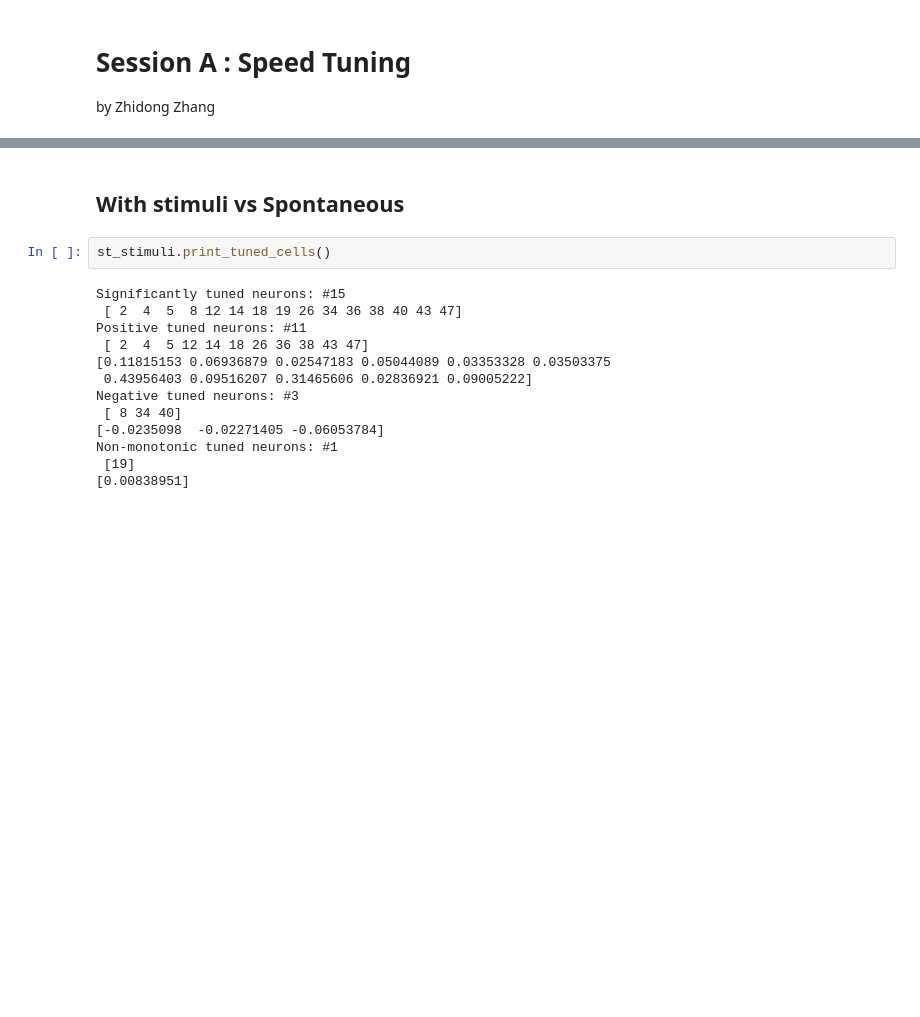
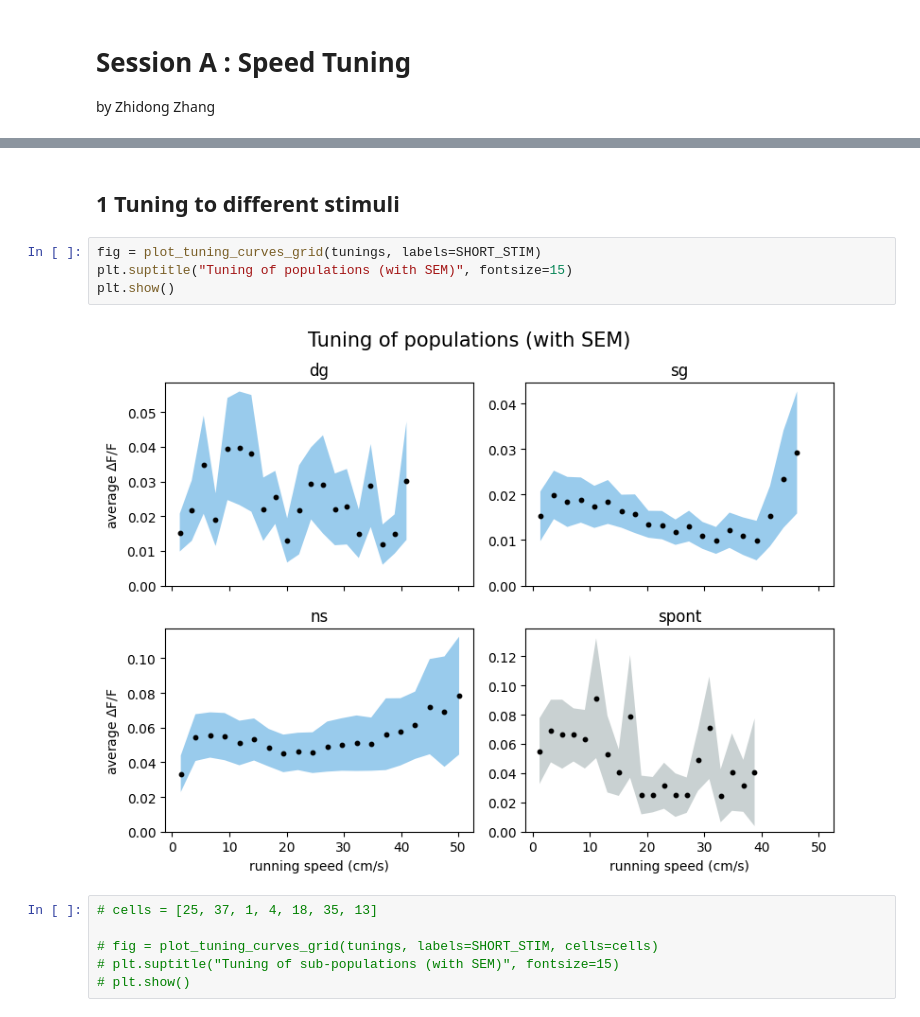
Before and after one commit to ZhidongZhang96/NDS-V1-RunningNaturalMod, a Jupyter notebook: Session A.ipynb, the cells around one changed output, grey strips where cells are left out. Saved outputs shown, nothing was run; the diff lists cells and outputs as text; blank space fills up the shorter version.

```diff
--- a/Session A.ipynb
+++ b/Session A.ipynb
@@ -35,20 +37,17 @@ plt.legend()
 # %% [output]
 <matplotlib.legend.Legend at 0x...>
 [figure]
-# %% [markdown]
-## With stimuli vs Spontaneous
-# %%
-st_stimuli.print_tuned_cells()
-# %% [output]
-Significantly tuned neurons: #15
- [ 2  4  5  8 12 14 18 19 26 34 36 38 40 43 47]
-Positive tuned neurons: #11
- [ 2  4  5 12 14 18 26 36 38 43 47]
-[0.11815153 0.06936879 0.02547183 0.05044089 0.03353328 0.03503375
- 0.43956403 0.09516207 0.31465606 0.02836921 0.09005222]
-Negative tuned neurons: #3
- [ 8 34 40]
-[-0.0235098  -0.02271405 -0.06053784]
-Non-monotonic tuned neurons: #1
- [19]
-[0.00838951]
+# %% [markdown]
+## 1 Tuning to different stimuli
+# %%
+fig = plot_tuning_curves_grid(tunings, labels=SHORT_STIM)
+plt.suptitle("Tuning of populations (with SEM)", fontsize=15)
+plt.show()
+# %% [output]
+[figure, added]
+# %%
+# cells = [25, 37, 1, 4, 18, 35, 13]
+
+# fig = plot_tuning_curves_grid(tunings, labels=SHORT_STIM, cells=cells)
+# plt.suptitle("Tuning of sub-populations (with SEM)", fontsize=15)
+# plt.show()
```
Also changed, not shown: parts of 29 cells of this notebook, 1 other file.
